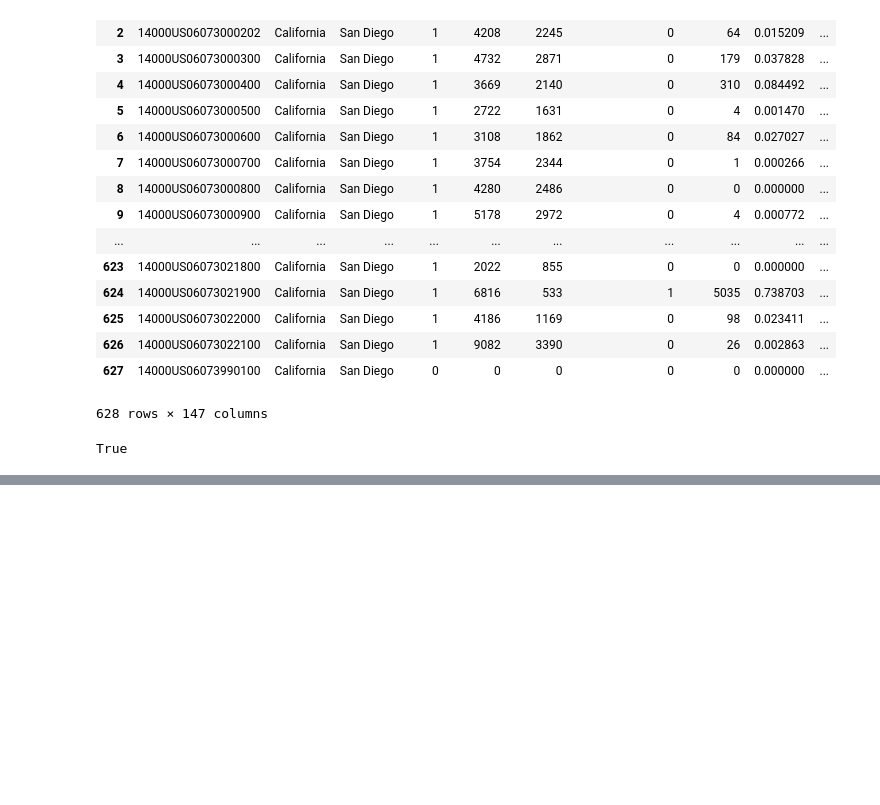
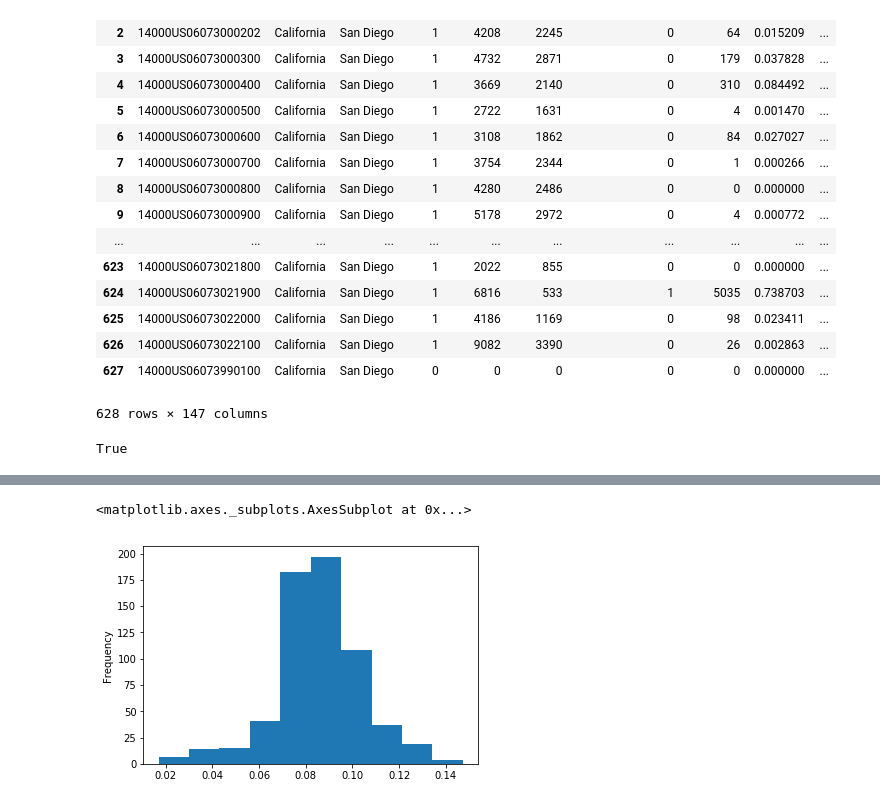
Before and after one commit to aliaawni/COGS108FinalProject, a Jupyter notebook: Data processing.ipynb, the cells around one changed output, grey strips where cells are left out. Drawn from its saved outputs; the diff is of its cells as text; code cells hidden in the pictures; blank space fills up the shorter version.

Commit message:
began visualizations

```diff
--- a/Data processing.ipynb
+++ b/Data processing.ipynb
@@ -137,0 +140,4 @@ Index(['geoid', 'pop', 'povertyrate', 'medianfamilyincome', 'pophalfshare',
+# %%
+#drop last row b/c all empty
+df = df.drop(627)
+df.head()
@@ -137,0 +172,5 @@ Index(['geoid', 'pop', 'povertyrate', 'medianfamilyincome', 'pophalfshare',
+# %%
+df['total_diabetes'].plot.hist()
+# %% [output]
+<matplotlib.axes._subplots.AxesSubplot at 0x...>
+[figure, added]
```
Also changed, not shown: parts of 11 cells of this notebook.
